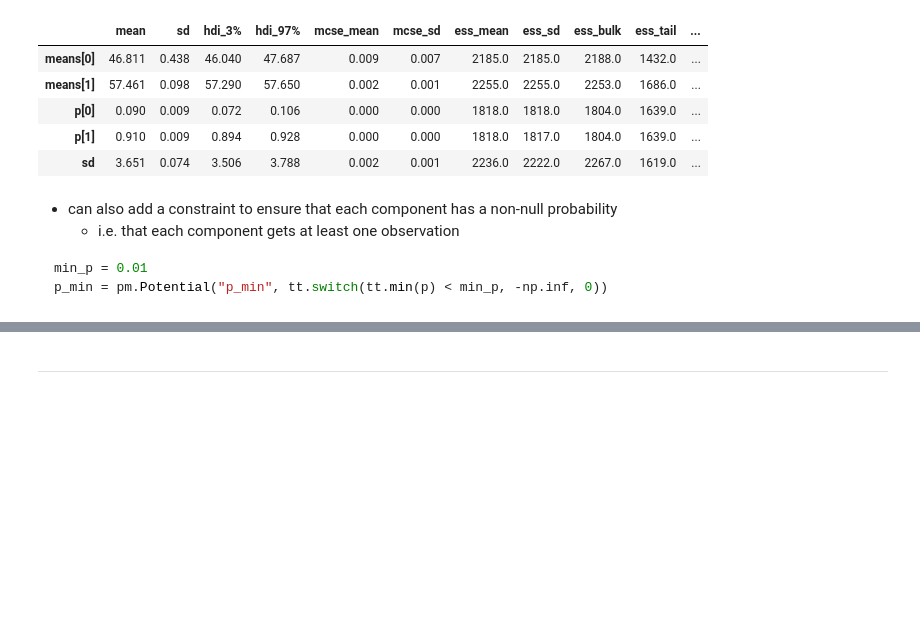
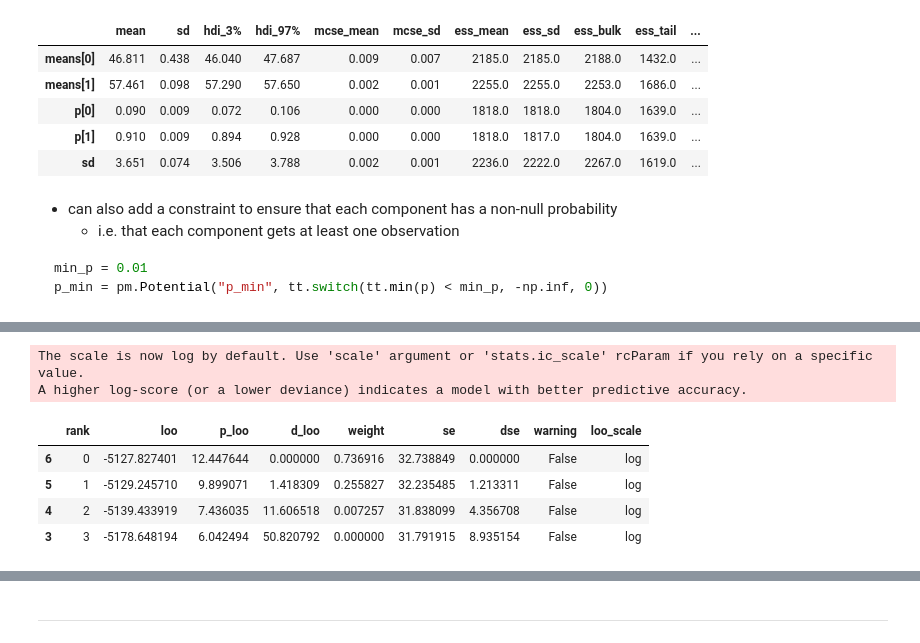
Before and after one commit to jhrcook/bayesian-analysis-with-python_e2, a Jupyter notebook: 06_mixture-models.ipynb, the cells around one changed output, grey strips where cells are left out. Drawn from its saved outputs; the diff is of its cells as text; code cells hidden in the pictures; blank space fills up the shorter version.

```diff
--- a/06_mixture-models.ipynb
+++ b/06_mixture-models.ipynb
@@ -225,0 +348,11 @@ p_min = pm.Potential("p_min", tt.switch(tt.min(p) < min_p, -np.inf, 0))
+# %%
+mm_comparison = az.compare(dict(zip(clusters, traces)), method="BB-pseudo-BMA")
+mm_comparison
+# %% [output]
+The scale is now log by default. Use 'scale' argument or 'stats.ic_scale' rcParam if you rely on a specific value.
+A higher log-score (or a lower deviance) indicates a model with better predictive accuracy.
+|  | rank | loo | p_loo | d_loo | weight | se | dse | warning | loo_scale |
+| 6 | 0 | -5127.827401 | 12.447644 | 0.000000 | 0.736916 | 32.738849 | 0.000000 | False | log |
+| 5 | 1 | -5129.245710 | 9.899071 | 1.418309 | 0.255827 | 32.235485 | 1.213311 | False | log |
+| 4 | 2 | -5139.433919 | 7.436035 | 11.606518 | 0.007257 | 31.838099 | 4.356708 | False | log |
+| 3 | 3 | -5178.648194 | 6.042494 | 50.820792 | 0.000000 | 31.791915 | 8.935154 | False | log |
```
Also changed, not shown: parts of 15 cells of this notebook, 6 other files.
